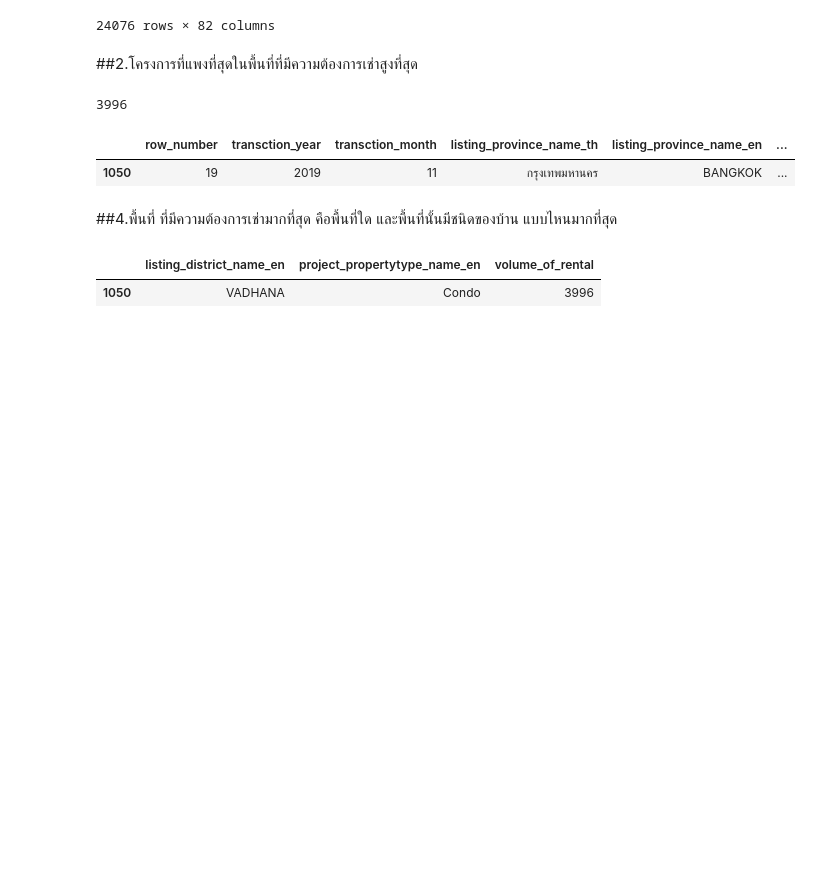
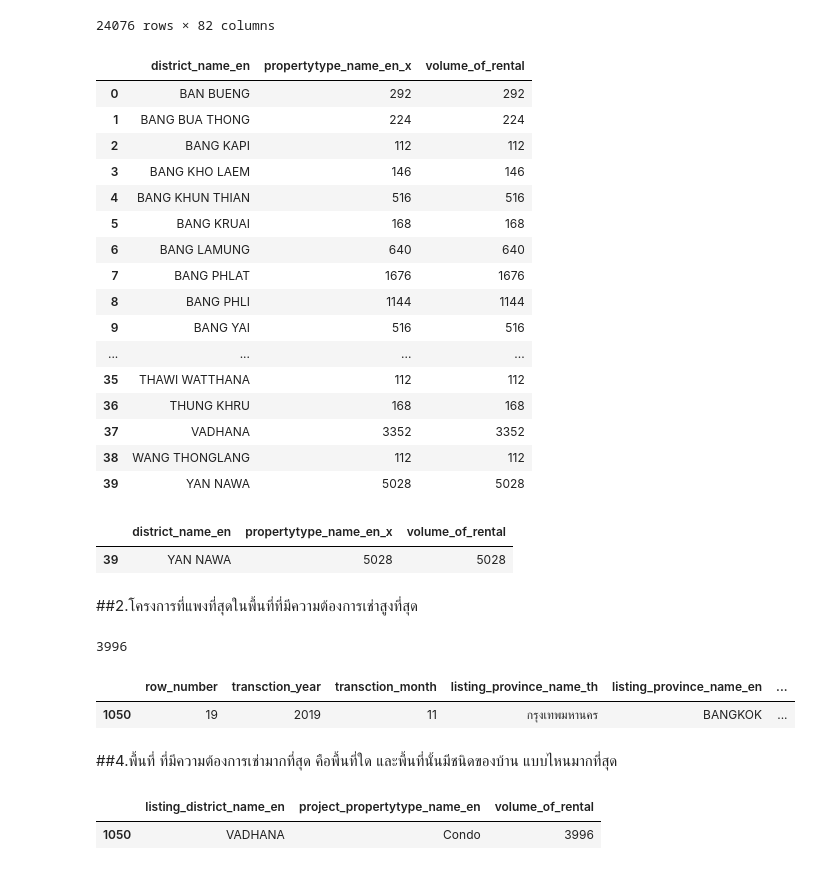
Before and after one commit to chutimaq/BasicProg_DataViz65, a Jupyter notebook: midterm65.ipynb, the cells around one changed output. Saved outputs shown, nothing was run; the diff lists cells and outputs as text; code cells hidden in the pictures; blank space fills up the shorter version.

```diff
--- a/midterm65.ipynb
+++ b/midterm65.ipynb
@@ -181,7 +181,32 @@ unit_rent_project
 | 24075 | 34649 | unittype_20691 | project_8095 | Penthouse | 2 | Condo | ... |
 24076 rows × 82 columns
 # %%
-ar = unit_rent_project.groupby('distict_name')[[]]
+ar = unit_rent_project.groupby('district_name_en')[['propertytype_name_en_x' ,'volume_of_rental']].count().reset_index()
+ar
+# %% [output]
+|  | district_name_en | propertytype_name_en_x | volume_of_rental |
+| 0 | BAN BUENG | 292 | 292 |
+| 1 | BANG BUA THONG | 224 | 224 |
+| 2 | BANG KAPI | 112 | 112 |
+| 3 | BANG KHO LAEM | 146 | 146 |
+| 4 | BANG KHUN THIAN | 516 | 516 |
+| 5 | BANG KRUAI | 168 | 168 |
+| 6 | BANG LAMUNG | 640 | 640 |
+| 7 | BANG PHLAT | 1676 | 1676 |
+| 8 | BANG PHLI | 1144 | 1144 |
+| 9 | BANG YAI | 516 | 516 |
+| ... | ... | ... | ... |
+| 35 | THAWI WATTHANA | 112 | 112 |
+| 36 | THUNG KHRU | 168 | 168 |
+| 37 | VADHANA | 3352 | 3352 |
+| 38 | WANG THONGLANG | 112 | 112 |
+| 39 | YAN NAWA | 5028 | 5028 |
+# %%
+ar_f = ar[ar['propertytype_name_en_x']==ar['volume_of_rental'].max()]
+ar_f
+# %% [output]
+|  | district_name_en | propertytype_name_en_x | volume_of_rental |
+| 39 | YAN NAWA | 5028 | 5028 |
 # %% [markdown]
 ##2.โครงการที่แพงที่สุดในพื้นที่ที่มีความต้องการเช่าสูงที่สุด
 # %%
```
